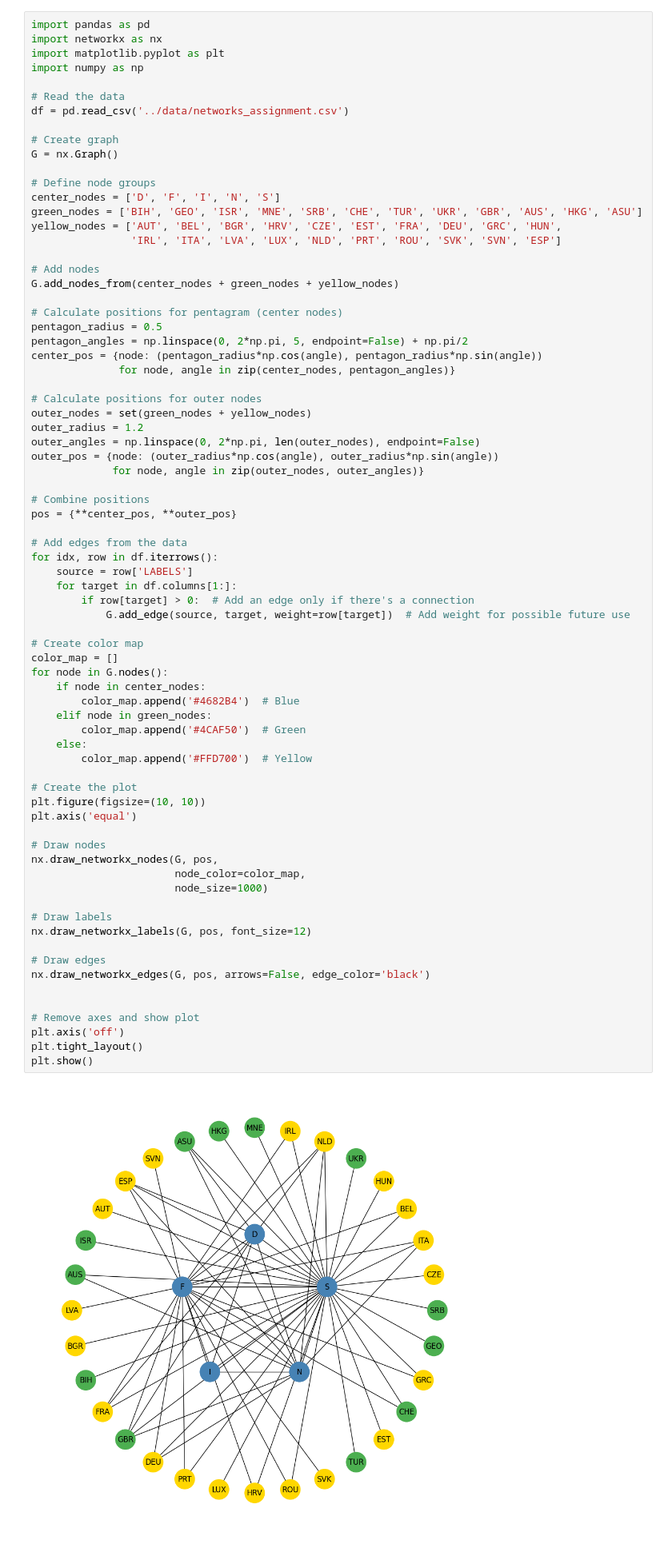
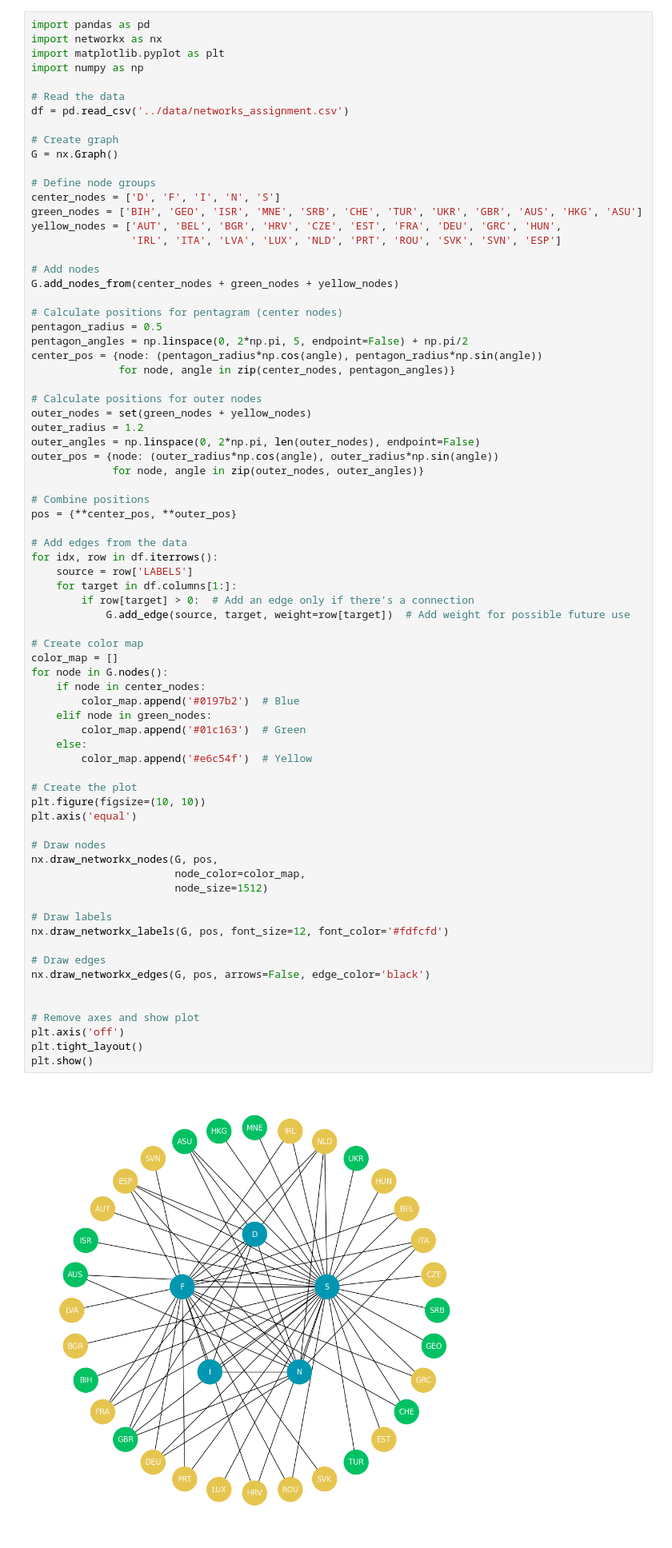
Before and after one commit to sethonne/PLOTS, a Jupyter notebook: src/main.ipynb, the cells around one changed output. Shown at 80% size. Cells and saved outputs as stored; diff of their text form.

```diff
--- a/src/main.ipynb
+++ b/src/main.ipynb
@@ -196,36 +204,36 @@ for idx, row in df.iterrows():
     for target in df.columns[1:]:
         if row[target] > 0:  # Add an edge only if there's a connection
             G.add_edge(source, target, weight=row[target])  # Add weight for possible future use
 
 # Create color map
 color_map = []
 for node in G.nodes():
     if node in center_nodes:
-        color_map.append('#4682B4')  # Blue
+        color_map.append('#0197b2')  # Blue
     elif node in green_nodes:
-        color_map.append('#4CAF50')  # Green
+        color_map.append('#01c163')  # Green
     else:
-        color_map.append('#FFD700')  # Yellow
+        color_map.append('#e6c54f')  # Yellow
 
 # Create the plot
 plt.figure(figsize=(10, 10))
 plt.axis('equal')
 
 # Draw nodes
 nx.draw_networkx_nodes(G, pos,
                        node_color=color_map,
-                       node_size=1000)
+                       node_size=1512)
 
 # Draw labels
-nx.draw_networkx_labels(G, pos, font_size=12)
+nx.draw_networkx_labels(G, pos, font_size=12, font_color='#fdfcfd')
 
 # Draw edges
 nx.draw_networkx_edges(G, pos, arrows=False, edge_color='black')
 
 
 # Remove axes and show plot
 plt.axis('off')
 plt.tight_layout()
 plt.show()
 # %% [output]
-[figure, old version]
+[figure, new version]
```
Also changed, not shown: parts of 2 cells of this notebook.
